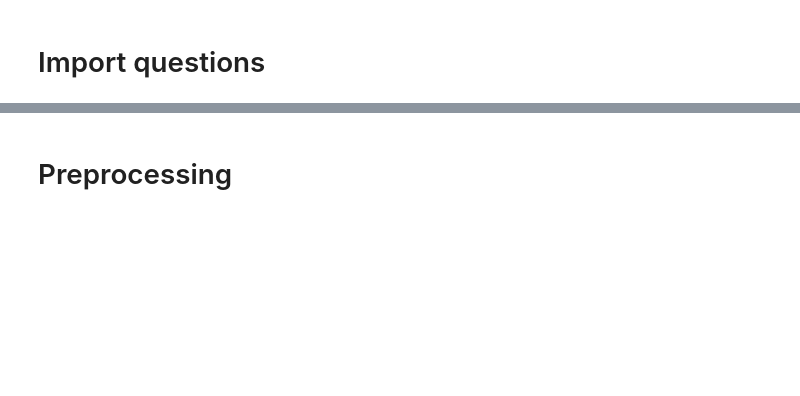
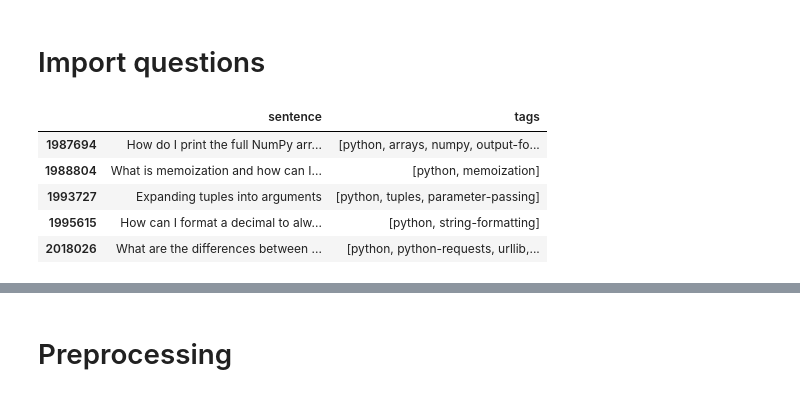
Before and after one commit to vicmcl/stackoverflow_tagging, a Jupyter notebook: notebook_exploration.ipynb, the cells around one changed output, grey strips where cells are left out. Saved outputs shown, nothing was run; the diff lists cells and outputs as text; code cells hidden in the pictures; blank space fills up the shorter version.

```diff
--- a/notebook_exploration.ipynb
+++ b/notebook_exploration.ipynb
@@ -19,7 +20,14 @@ logging.disable(logging.WARNING)
 # %%
 dirpath = Path("data")
 df = pd.read_json(dirpath / "questions.json").T
-df.index = [int(i.timestamp()) for i in df.index]
+df.head()
+# %% [output]
+|  | sentence | tags |
+| 1987694 | How do I print the full NumPy arr... | [python, arrays, numpy, output-fo... |
+| 1988804 | What is memoization and how can I... | [python, memoization] |
+| 1993727 | Expanding tuples into arguments | [python, tuples, parameter-passing] |
+| 1995615 | How can I format a decimal to alw... | [python, string-formatting] |
+| 2018026 | What are the differences between ... | [python, python-requests, urllib,... |
 # %%
 df.head()
 # %% [output]
```
Also changed, not shown: parts of 30 cells of this notebook.
